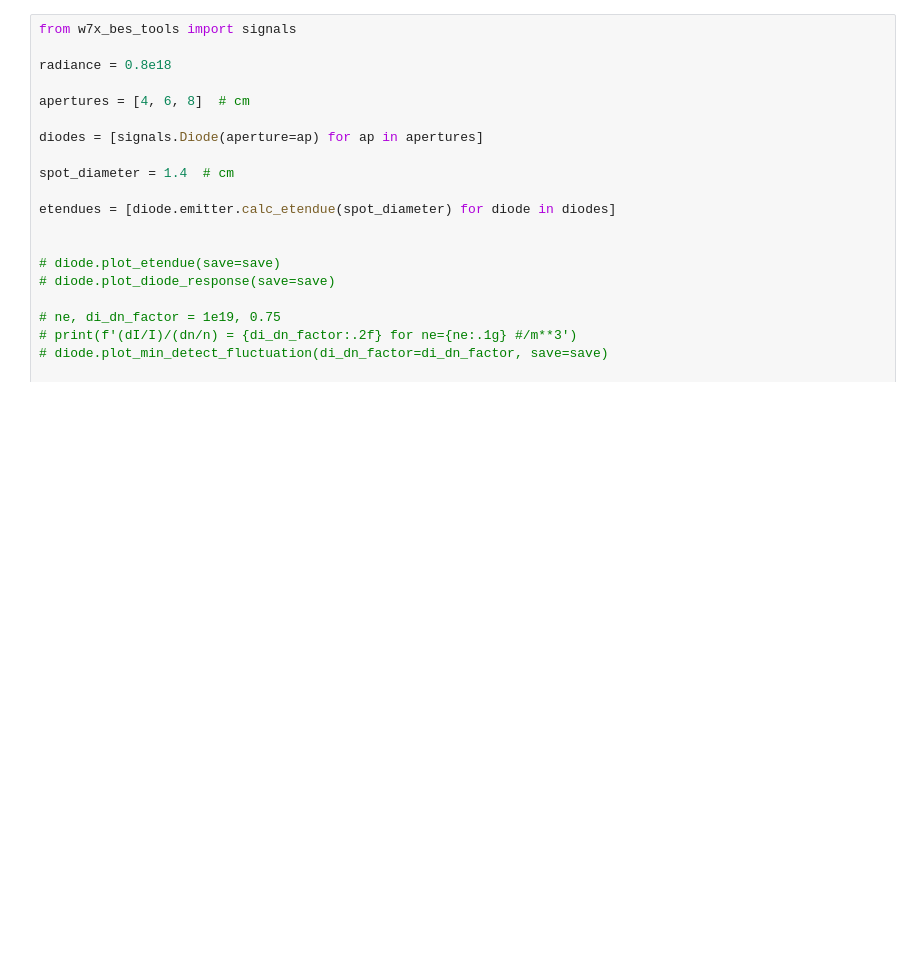
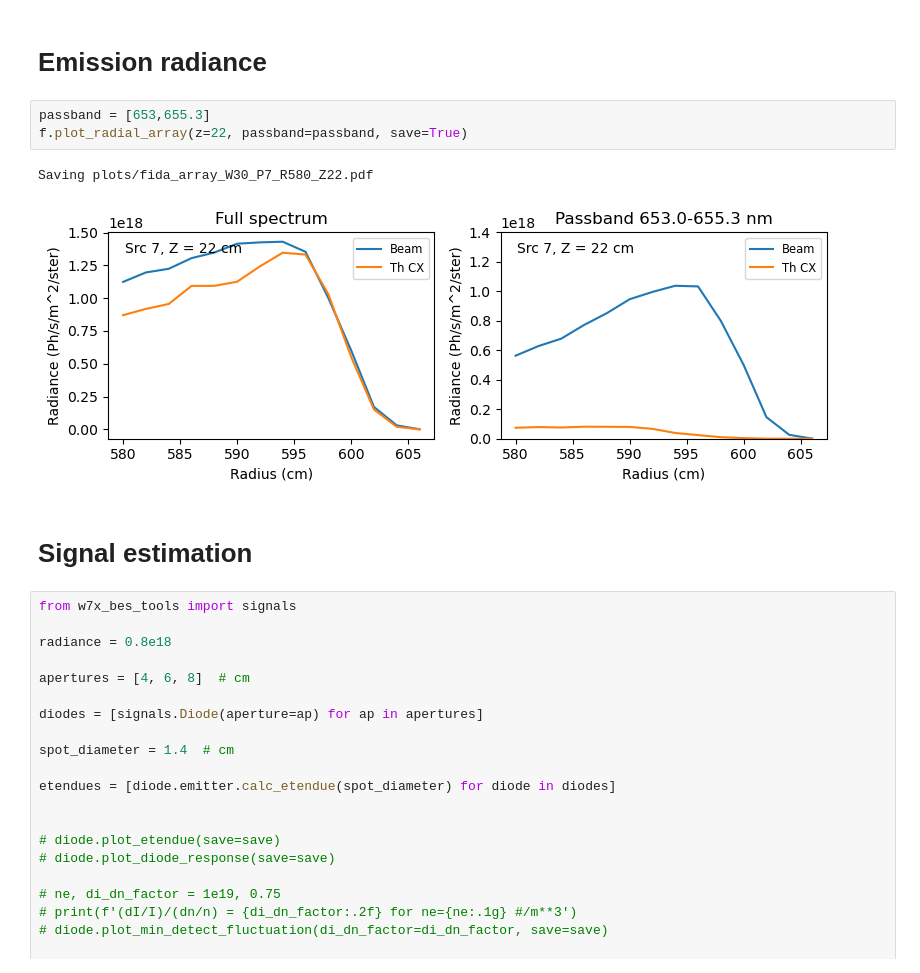
Before and after one commit to drsmith48/w7x-bes-design, a Jupyter notebook: analysis/dsmith/coverage.ipynb, the cells around one changed output. Cells and saved outputs as stored; diff of their text form; blank space fills up the shorter version.

```diff
--- a/analysis/dsmith/coverage.ipynb
+++ b/analysis/dsmith/coverage.ipynb
@@ -45,3 +108,13 @@ Excited state lifetime travel (vacuum) = 3.35 cm
+# %% [markdown]
+# Emission radiance
+# %%
+passband = [653,655.3]
+f.plot_radial_array(z=22, passband=passband, save=True)
+# %% [output]
+Saving plots/fida_array_W30_P7_R580_Z22.pdf
+[figure, added]
+# %% [markdown]
+# Signal estimation
 # %%
 from w7x_bes_tools import signals
 
```
Also changed, not shown: parts of 10 cells of this notebook, 3 other files.
